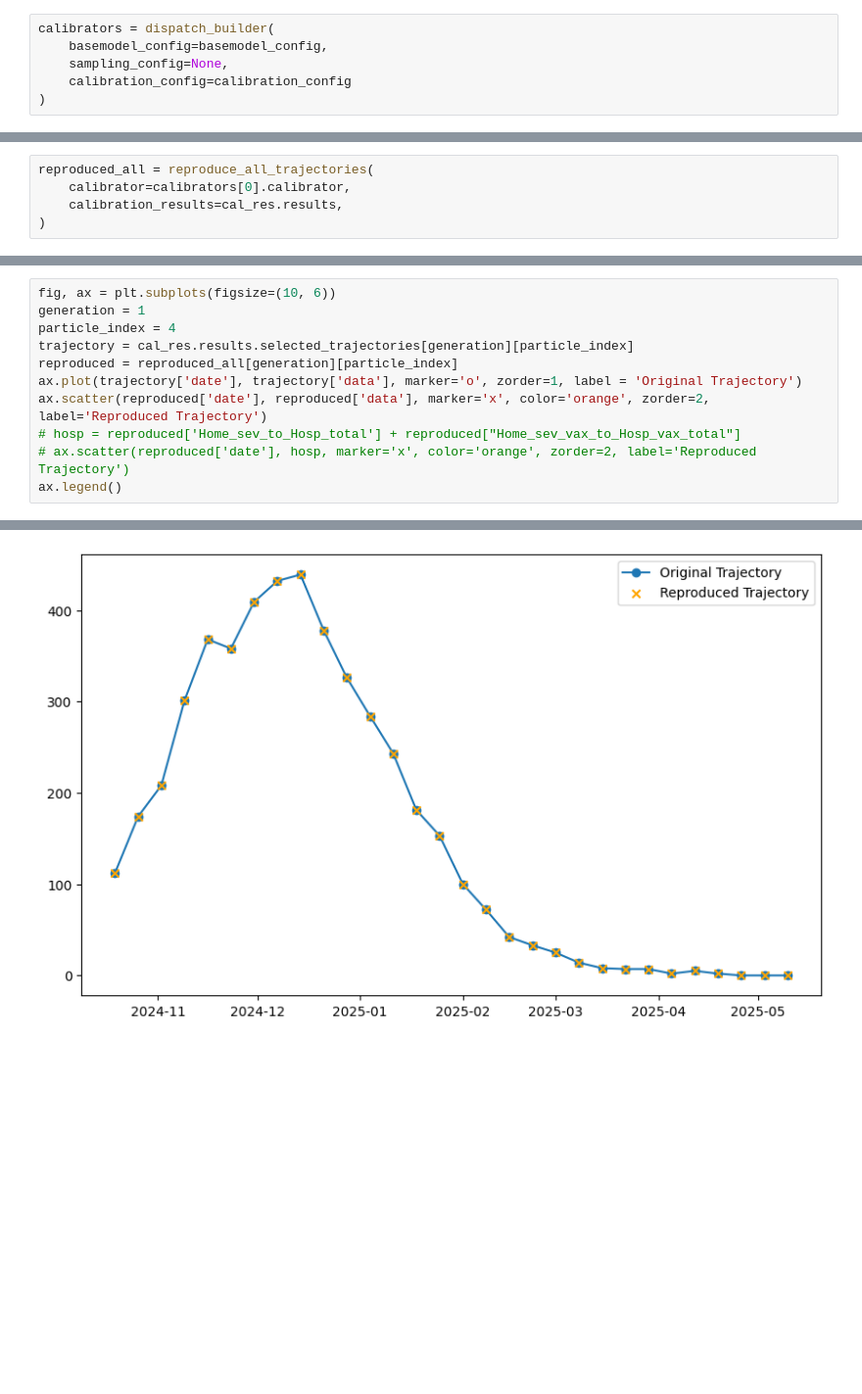
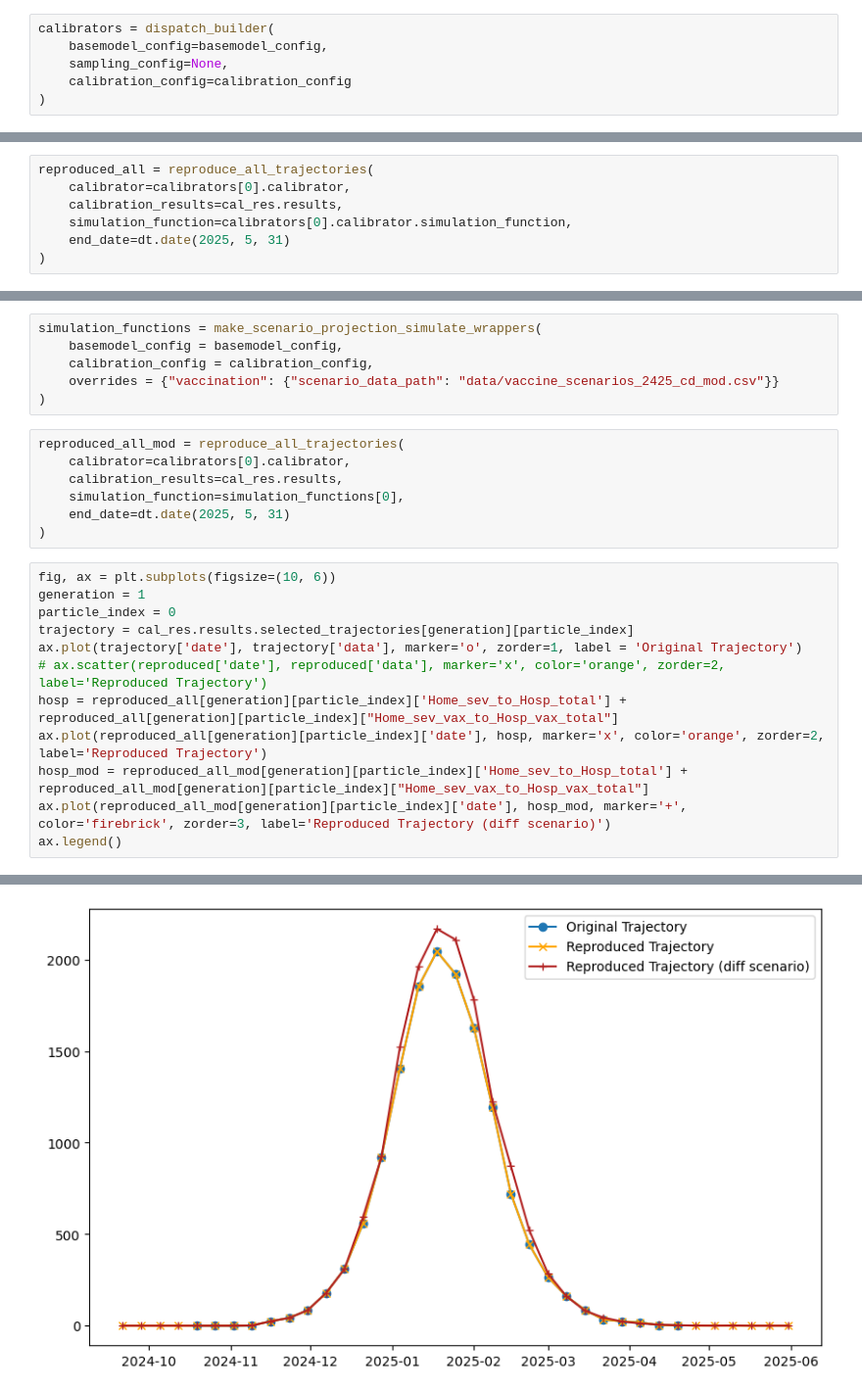
Before and after one commit to mobs-lab/epymodelingsuite, a Jupyter notebook: tutorials/Tutorial_Reproduction_and_Scenario_Projection.ipynb, the cells around one changed output, grey strips where cells are left out. Shown at 98% size. Saved outputs shown, nothing was run; the diff lists cells and outputs as text; blank space fills up the shorter version.

```diff
--- a/tutorials/Tutorial_Reproduction_and_Scenario_Projection.ipynb
+++ b/tutorials/Tutorial_Reproduction_and_Scenario_Projection.ipynb
@@ -149,6 +41,8 @@ reproduced = reproduce_trajectory(
 reproduced_all = reproduce_all_trajectories(
     calibrator=calibrators[0].calibrator,
     calibration_results=cal_res.results,
+    simulation_function=calibrators[0].calibrator.simulation_function,
+    end_date=dt.date(2025, 5, 31)
 )
 # %%
 fig, ax = plt.subplots(figsize=(10, 6))
@@ -186,14 +89,28 @@ trajectory['date']
+# %%
+simulation_functions = make_scenario_projection_simulate_wrappers(
+    basemodel_config = basemodel_config,
+    calibration_config = calibration_config,
+    overrides = {"vaccination": {"scenario_data_path": "data/vaccine_scenarios_2425_cd_mod.csv"}}
+)
+# %%
+reproduced_all_mod = reproduce_all_trajectories(
+    calibrator=calibrators[0].calibrator,
+    calibration_results=cal_res.results,
+    simulation_function=simulation_functions[0],
+    end_date=dt.date(2025, 5, 31)
+)
 # %%
 fig, ax = plt.subplots(figsize=(10, 6))
 generation = 1
-particle_index = 4
+particle_index = 0
 trajectory = cal_res.results.selected_trajectories[generation][particle_index]
-reproduced = reproduced_all[generation][particle_index]
 ax.plot(trajectory['date'], trajectory['data'], marker='o', zorder=1, label = 'Original Trajectory')
-ax.scatter(reproduced['date'], reproduced['data'], marker='x', color='orange', zorder=2, label='Reproduced Trajectory')
-# hosp = reproduced['Home_sev_to_Hosp_total'] + reproduced["Home_sev_vax_to_Hosp_vax_total"]
-# ax.scatter(reproduced['date'], hosp, marker='x', color='orange', zorder=2, label='Reproduced Trajectory')
+# ax.scatter(reproduced['date'], reproduced['data'], marker='x', color='orange', zorder=2, label='Reproduced Trajectory')
+hosp = reproduced_all[generation][particle_index]['Home_sev_to_Hosp_total'] + reproduced_all[generation][particle_index]["Home_sev_vax_to_Hosp_vax_total"]
+ax.plot(reproduced_all[generation][particle_index]['date'], hosp, marker='x', color='orange', zorder=2, label='Reproduced Trajectory')
+hosp_mod = reproduced_all_mod[generation][particle_index]['Home_sev_to_Hosp_total'] + reproduced_all_mod[generation][particle_index]["Home_sev_vax_to_Hosp_vax_total"]
+ax.plot(reproduced_all_mod[generation][particle_index]['date'], hosp_mod, marker='+', color='firebrick', zorder=3, label='Reproduced Trajectory (diff scenario)')
 ax.legend()
 # %% [output]
 <matplotlib.legend.Legend at 0x...>
-[figure, old version]
+[figure, new version]
```
Also changed, not shown: parts of 26 cells of this notebook.
